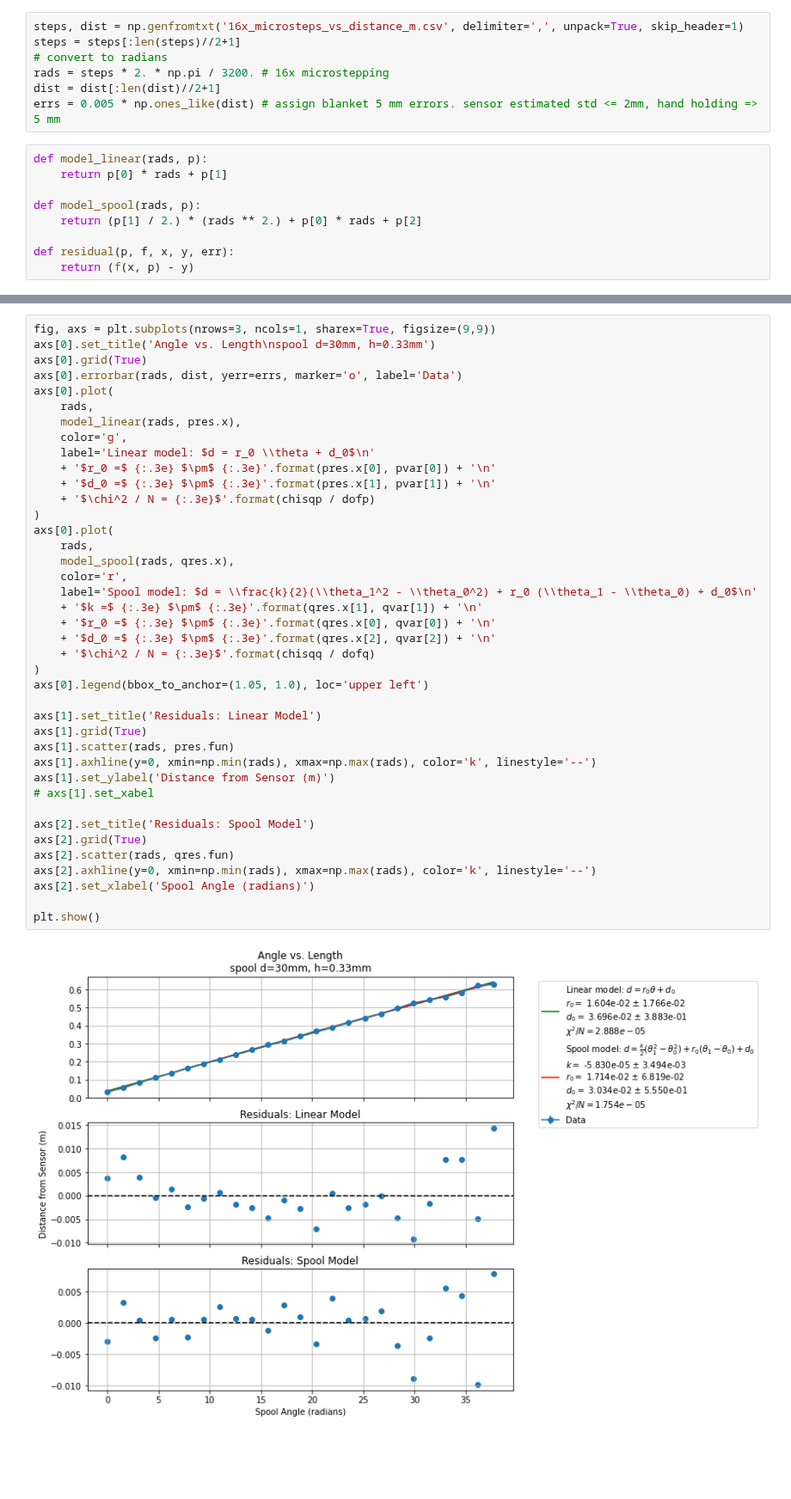
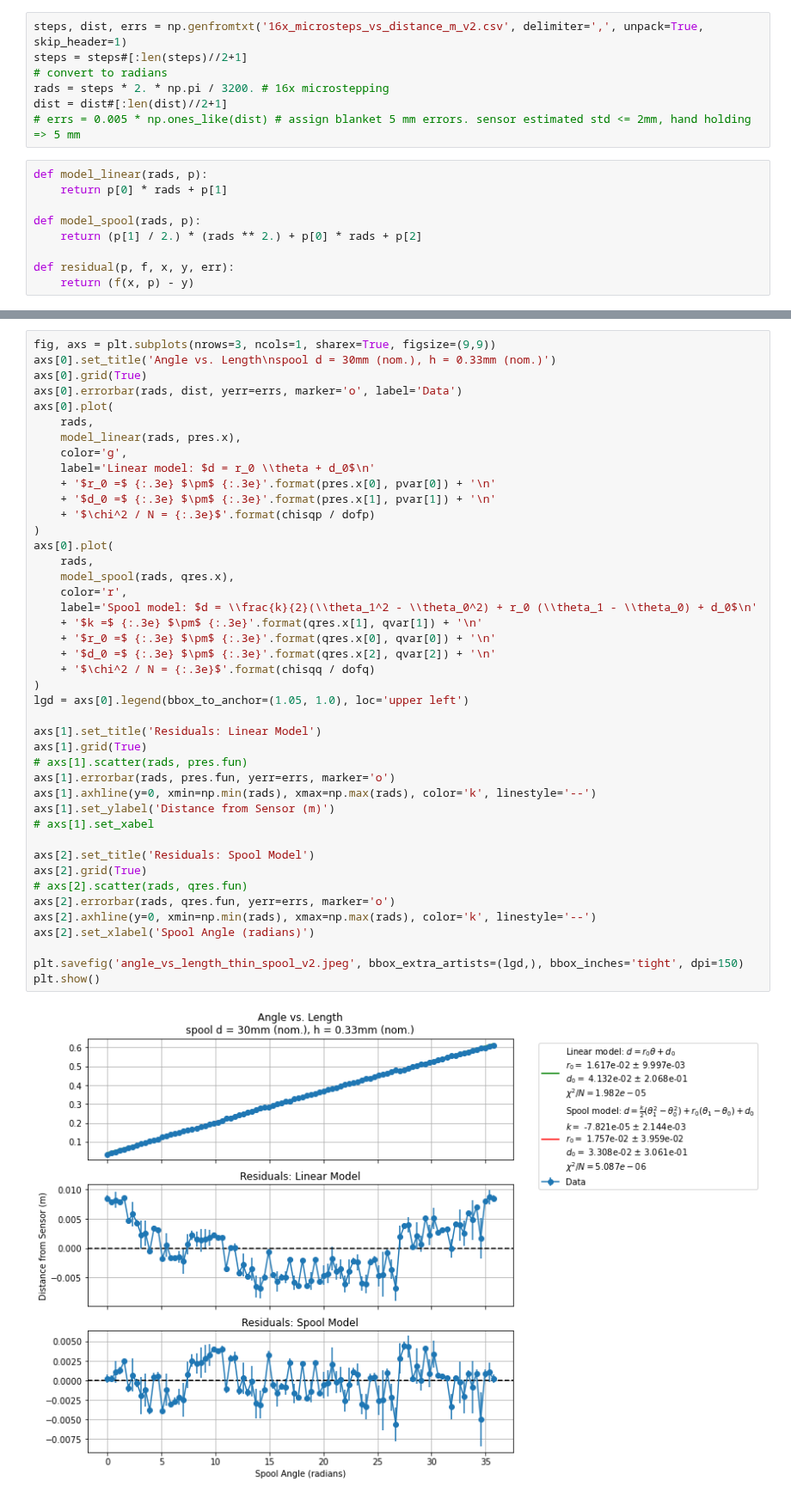
Before and after one commit to evanmayer/hotspot, a Jupyter notebook: verification/steps_v_dist.ipynb, the cells around one changed output, grey strips where cells are left out. Shown at 86% size. Saved outputs shown, nothing was run; the diff lists cells and outputs as text; blank space fills up the shorter version.

Commit message:
second try at characterizing angle vs. distance

```diff
--- a/verification/steps_v_dist.ipynb
+++ b/verification/steps_v_dist.ipynb
@@ -5,12 +5,12 @@ from scipy import optimize
 
 # %matplotlib qt
 # %%
-steps, dist = np.genfromtxt('16x_microsteps_vs_distance_m.csv', delimiter=',', unpack=True, skip_header=1)
-steps = steps[:len(steps)//2+1]
+steps, dist, errs = np.genfromtxt('16x_microsteps_vs_distance_m_v2.csv', delimiter=',', unpack=True, skip_header=1)
+steps = steps#[:len(steps)//2+1]
 # convert to radians
 rads = steps * 2. * np.pi / 3200. # 16x microstepping
-dist = dist[:len(dist)//2+1]
-errs = 0.005 * np.ones_like(dist) # assign blanket 5 mm errors. sensor estimated std <= 2mm, hand holding => 5 mm
+dist = dist#[:len(dist)//2+1]
+# errs = 0.005 * np.ones_like(dist) # assign blanket 5 mm errors. sensor estimated std <= 2mm, hand holding => 5 mm
 # %%
 def model_linear(rads, p):
     return p[0] * rads + p[1]
@@ -51,6 +51,6 @@ print(qres.x, qvar, chisqq, dofq, chisqq/dofq)
 # %%
 fig, axs = plt.subplots(nrows=3, ncols=1, sharex=True, figsize=(9,9))
-axs[0].set_title('Angle vs. Length\nspool d=30mm, h=0.33mm')
+axs[0].set_title('Angle vs. Length\nspool d = 30mm (nom.), h = 0.33mm (nom.)')
 axs[0].grid(True)
 axs[0].errorbar(rads, dist, yerr=errs, marker='o', label='Data')
 axs[0].plot(
@@ -59,34 +59,37 @@ axs[0].plot(
     color='g',
     label='Linear model: $d = r_0 \\theta + d_0$\n'
     + '$r_0 =$ {:.3e} $\pm$ {:.3e}'.format(pres.x[0], pvar[0]) + '\n'
     + '$d_0 =$ {:.3e} $\pm$ {:.3e}'.format(pres.x[1], pvar[1]) + '\n'
     + '$\chi^2 / N = {:.3e}$'.format(chisqp / dofp)
 )
 axs[0].plot(
     rads,
     model_spool(rads, qres.x),
     color='r',
     label='Spool model: $d = \\frac{k}{2}(\\theta_1^2 - \\theta_0^2) + r_0 (\\theta_1 - \\theta_0) + d_0$\n'
     + '$k =$ {:.3e} $\pm$ {:.3e}'.format(qres.x[1], qvar[1]) + '\n'
     + '$r_0 =$ {:.3e} $\pm$ {:.3e}'.format(qres.x[0], qvar[0]) + '\n'
     + '$d_0 =$ {:.3e} $\pm$ {:.3e}'.format(qres.x[2], qvar[2]) + '\n'
     + '$\chi^2 / N = {:.3e}$'.format(chisqq / dofq)
 )
-axs[0].legend(bbox_to_anchor=(1.05, 1.0), loc='upper left')
+lgd = axs[0].legend(bbox_to_anchor=(1.05, 1.0), loc='upper left')
 
 axs[1].set_title('Residuals: Linear Model')
 axs[1].grid(True)
-axs[1].scatter(rads, pres.fun)
+# axs[1].scatter(rads, pres.fun)
+axs[1].errorbar(rads, pres.fun, yerr=errs, marker='o')
 axs[1].axhline(y=0, xmin=np.min(rads), xmax=np.max(rads), color='k', linestyle='--')
 axs[1].set_ylabel('Distance from Sensor (m)')
 # axs[1].set_xabel
 
 axs[2].set_title('Residuals: Spool Model')
 axs[2].grid(True)
-axs[2].scatter(rads, qres.fun)
+# axs[2].scatter(rads, qres.fun)
+axs[2].errorbar(rads, qres.fun, yerr=errs, marker='o')
 axs[2].axhline(y=0, xmin=np.min(rads), xmax=np.max(rads), color='k', linestyle='--')
 axs[2].set_xlabel('Spool Angle (radians)')
 
+plt.savefig('angle_vs_length_thin_spool_v2.jpeg', bbox_extra_artists=(lgd,), bbox_inches='tight', dpi=150)
 plt.show()
 # %% [output]
-[figure, old version]
+[figure, new version]
```
Also changed, not shown: parts of 2 cells of this notebook, 5 other files.
